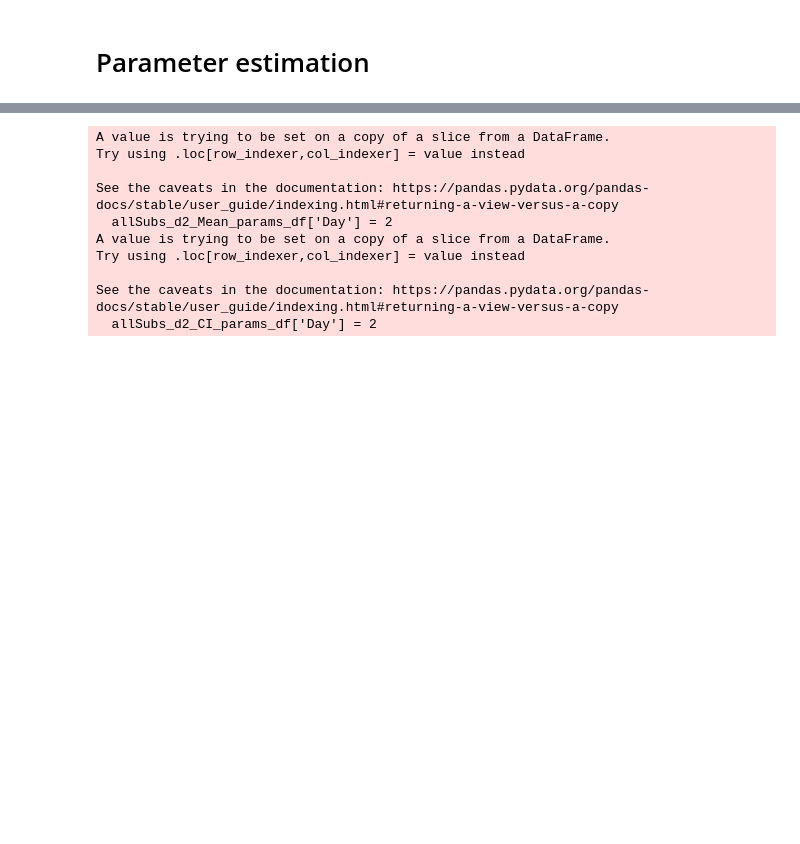
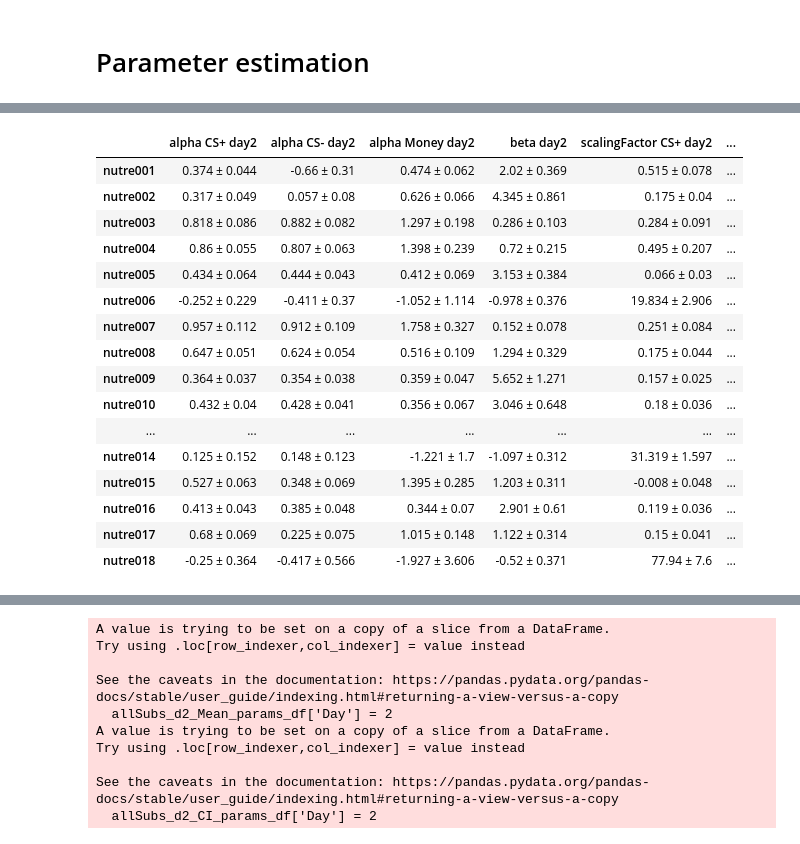
Before and after one commit to ffviana/nutreconDrive, a Jupyter notebook: 3. Analysis/groupAnalysis.ipynb, the cells around one changed output, grey strips where cells are left out. Saved outputs shown, nothing was run; the diff lists cells and outputs as text; code cells hidden in the pictures; blank space fills up the shorter version.

```diff
--- a/3. Analysis/groupAnalysis.ipynb
+++ b/3. Analysis/groupAnalysis.ipynb
@@ -612,5 +717,25 @@ Day 3 responses not loaded
 # %%
 allSubs_params_df = pd.DataFrame.from_dict(sub_dic).T
+# %%
+allSubs_params_df
+# %% [output]
+|  | alpha CS+ day2 | alpha CS- day2 | alpha Money day2 | beta day2 | scalingFactor CS+ day2 | ... |
+| nutre001 | 0.374 ± 0.044 | -0.66 ± 0.31 | 0.474 ± 0.062 | 2.02 ± 0.369 | 0.515 ± 0.078 | ... |
+| nutre002 | 0.317 ± 0.049 | 0.057 ± 0.08 | 0.626 ± 0.066 | 4.345 ± 0.861 | 0.175 ± 0.04 | ... |
+| nutre003 | 0.818 ± 0.086 | 0.882 ± 0.082 | 1.297 ± 0.198 | 0.286 ± 0.103 | 0.284 ± 0.091 | ... |
+| nutre004 | 0.86 ± 0.055 | 0.807 ± 0.063 | 1.398 ± 0.239 | 0.72 ± 0.215 | 0.495 ± 0.207 | ... |
+| nutre005 | 0.434 ± 0.064 | 0.444 ± 0.043 | 0.412 ± 0.069 | 3.153 ± 0.384 | 0.066 ± 0.03 | ... |
+| nutre006 | -0.252 ± 0.229 | -0.411 ± 0.37 | -1.052 ± 1.114 | -0.978 ± 0.376 | 19.834 ± 2.906 | ... |
+| nutre007 | 0.957 ± 0.112 | 0.912 ± 0.109 | 1.758 ± 0.327 | 0.152 ± 0.078 | 0.251 ± 0.084 | ... |
+| nutre008 | 0.647 ± 0.051 | 0.624 ± 0.054 | 0.516 ± 0.109 | 1.294 ± 0.329 | 0.175 ± 0.044 | ... |
+| nutre009 | 0.364 ± 0.037 | 0.354 ± 0.038 | 0.359 ± 0.047 | 5.652 ± 1.271 | 0.157 ± 0.025 | ... |
+| nutre010 | 0.432 ± 0.04 | 0.428 ± 0.041 | 0.356 ± 0.067 | 3.046 ± 0.648 | 0.18 ± 0.036 | ... |
+| ... | ... | ... | ... | ... | ... | ... |
+| nutre014 | 0.125 ± 0.152 | 0.148 ± 0.123 | -1.221 ± 1.7 | -1.097 ± 0.312 | 31.319 ± 1.597 | ... |
+| nutre015 | 0.527 ± 0.063 | 0.348 ± 0.069 | 1.395 ± 0.285 | 1.203 ± 0.311 | -0.008 ± 0.048 | ... |
+| nutre016 | 0.413 ± 0.043 | 0.385 ± 0.048 | 0.344 ± 0.07 | 2.901 ± 0.61 | 0.119 ± 0.036 | ... |
+| nutre017 | 0.68 ± 0.069 | 0.225 ± 0.075 | 1.015 ± 0.148 | 1.122 ± 0.314 | 0.15 ± 0.041 | ... |
+| nutre018 | -0.25 ± 0.364 | -0.417 ± 0.566 | -1.927 ± 3.606 | -0.52 ± 0.371 | 77.94 ± 7.6 | ... |
 # %%
 allSubs_Mean_params_df = pd.DataFrame()
 allSubs_95ci_params_df = pd.DataFrame()
```
Also changed, not shown: parts of 7 cells of this notebook.
